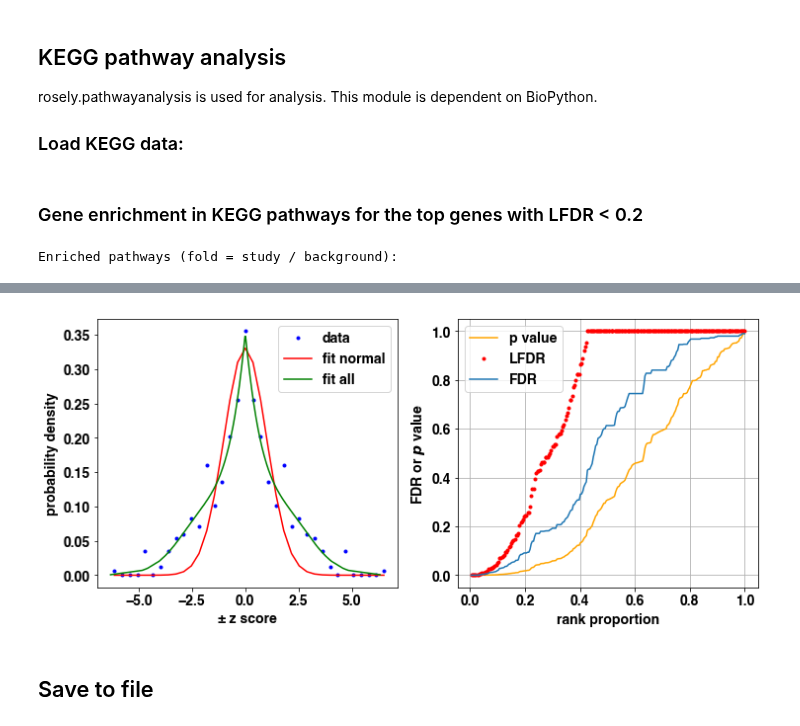
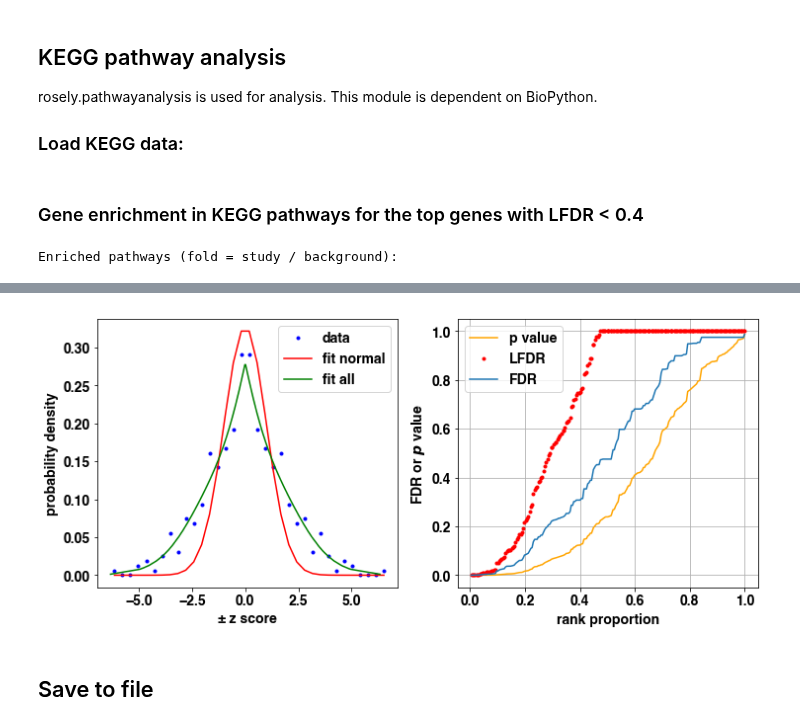
Before and after one commit to yjiangnan/rosely, a Jupyter notebook: examples/Hematopoietic_stem_cells.RNA-seq.ipynb, the cells around one changed output, grey strips where cells are left out. Drawn from its saved outputs; the diff is of its cells as text; code cells hidden in the pictures.

```diff
--- a/examples/Hematopoietic_stem_cells.RNA-seq.ipynb
+++ b/examples/Hematopoietic_stem_cells.RNA-seq.ipynb
@@ -228,9 +228,9 @@ rosely.pathwayanalysis is used for analysis. This module is dependent on BioPyth
 # %%
 pathways = load_all_kegg_pathways(species_code='mmu')
 # %% [markdown]
-### Gene enrichment in KEGG pathways for the top genes with LFDR < 0.2
+### Gene enrichment in KEGG pathways for the top genes with LFDR < 0.4
 # %%
-top_genes = rr[rr['LFDR'] < 0.5].index
+top_genes = rr[rr['LFDR'] < 0.4].index
 enriched = enrichment_analysis(top_genes, population, pathways, tosymbols=rr['symbol'],
                                  values=rr['log2 fold change'], valuename='log2 fold change')
 
@@ -262,4 +262,4 @@ Enriched pathways (fold = study / background):
-[figure, old version]
+[figure, new version]
 # %% [markdown]
 ## Save to file
 # %%
```
Also changed, not shown: parts of 5 cells of this notebook.
